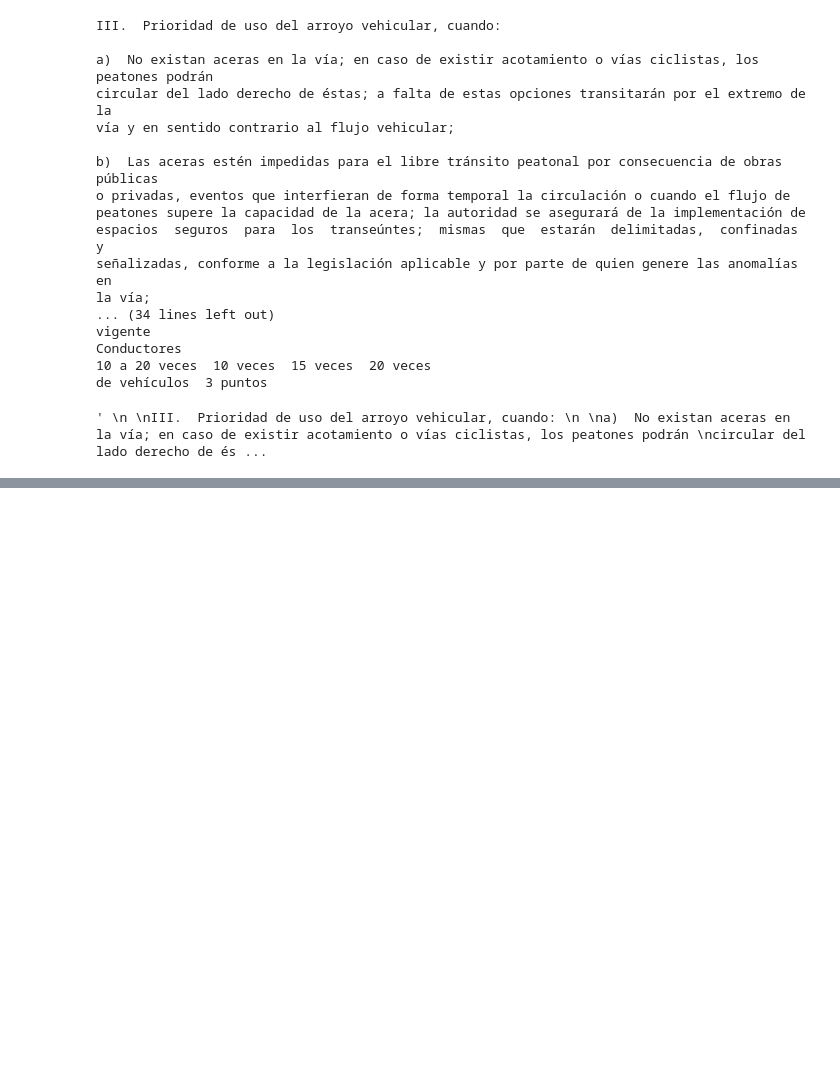
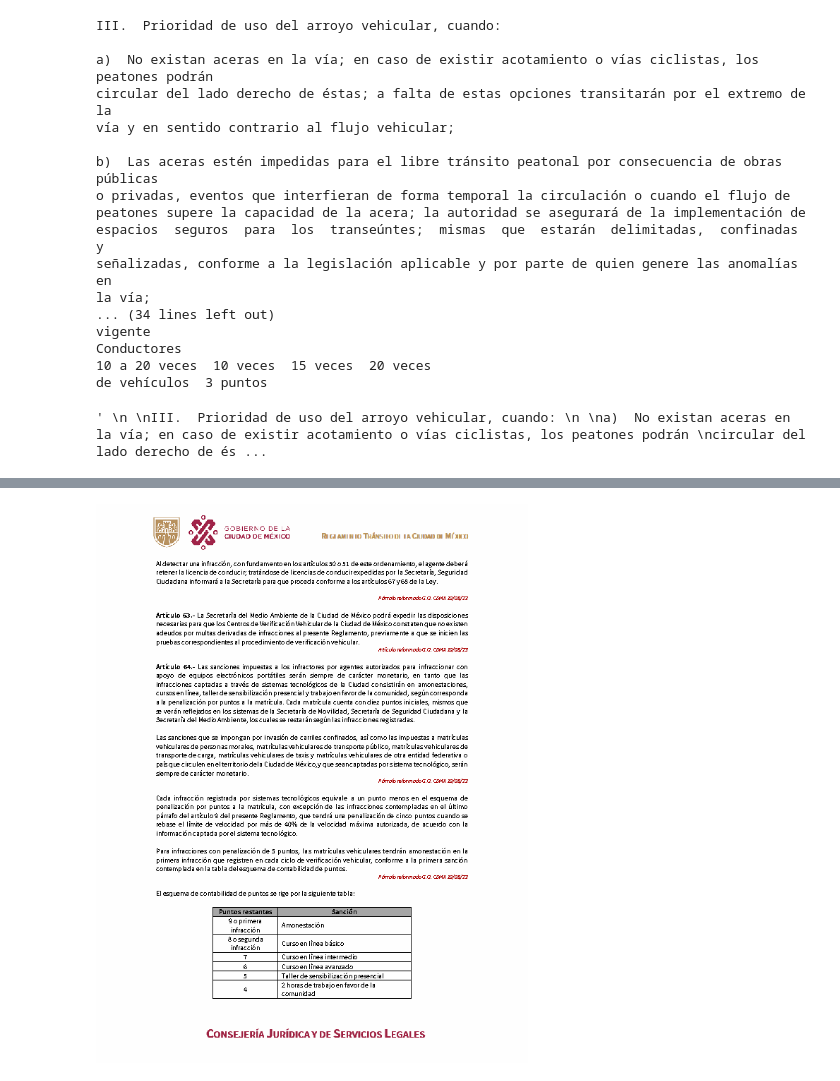
Before and after one commit to Gjloz009/rag_system_for_traffic_regulations_cdmx, a Jupyter notebook: transit.ipynb, the cells around one changed output, grey strips where cells are left out. Drawn from its saved outputs; the diff is of its cells as text; code cells hidden in the pictures; blank space fills up the shorter version.

```diff
--- a/transit.ipynb
+++ b/transit.ipynb
@@ -212,0 +186,4 @@ alpha[9]
+# %%
+beta[67][2]
+# %% [output]
+[figure, added]
```
Also changed, not shown: parts of 44 cells of this notebook.
